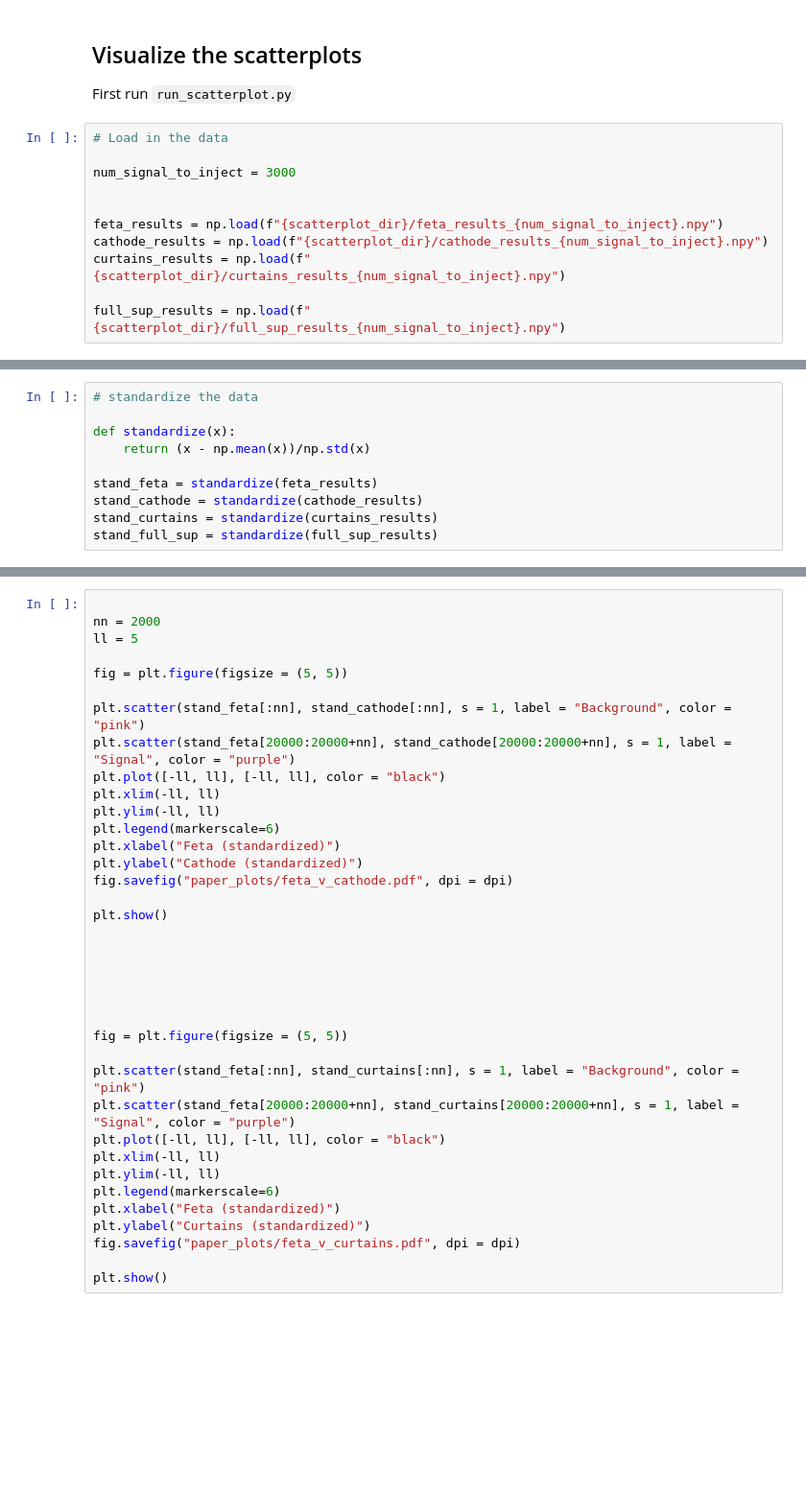
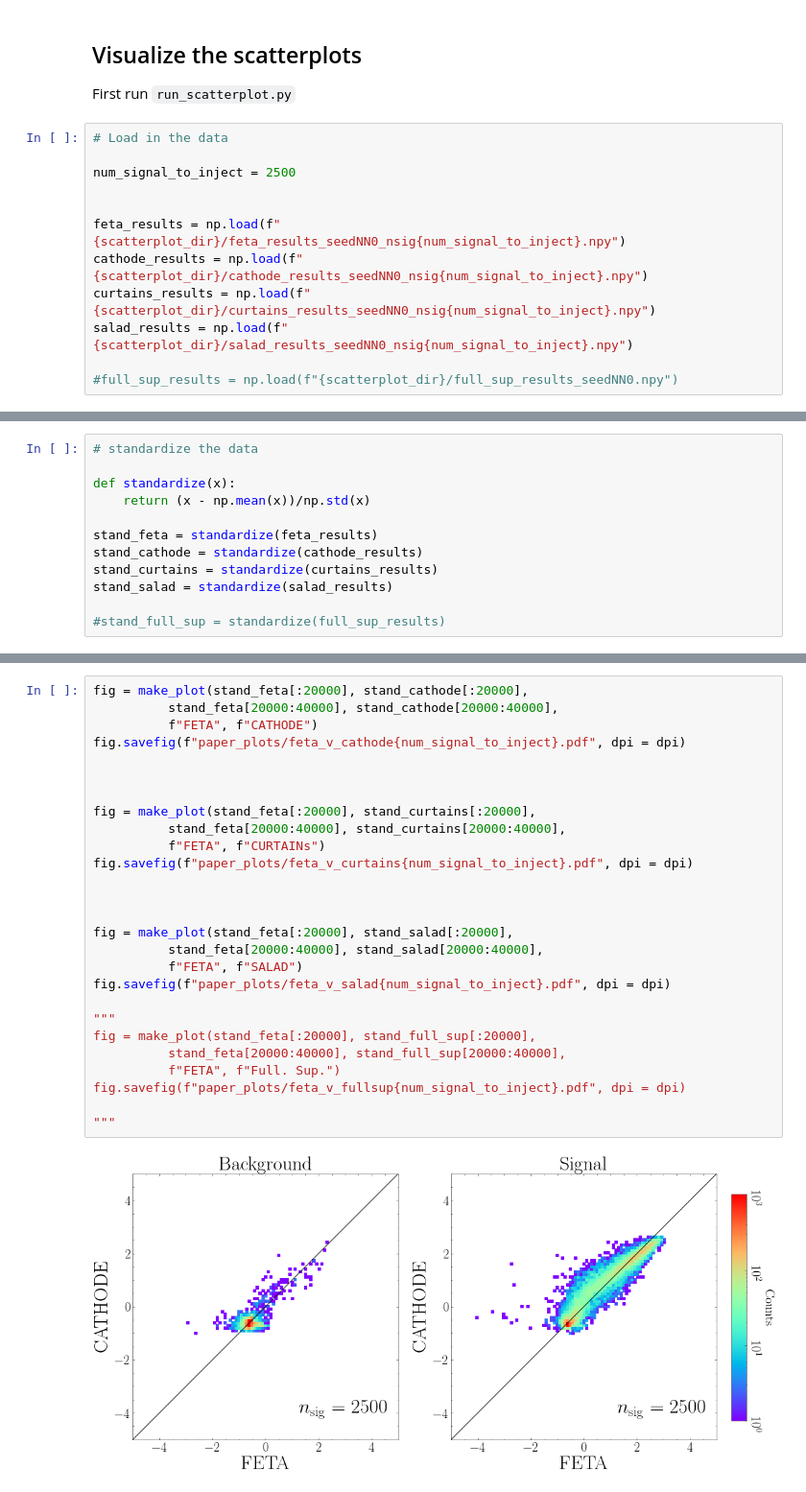
Before and after one commit to rmastand/FETA, a Jupyter notebook: analyze_scatterplot.ipynb, the cells around one changed output, grey strips where cells are left out. Shown at 96% size. Drawn from its saved outputs; the diff is of its cells as text; blank space fills up the shorter version.

Commit message:
more plot cleaning, mostly

```diff
--- a/analyze_scatterplot.ipynb
+++ b/analyze_scatterplot.ipynb
@@ -23,11 +26,12 @@
 # %%
 # Load in the data
 
-num_signal_to_inject = 3000
+num_signal_to_inject = 2500
 
 
-feta_results = np.load(f"{scatterplot_dir}/feta_results_{num_signal_to_inject}.npy")
-cathode_results = np.load(f"{scatterplot_dir}/cathode_results_{num_signal_to_inject}.npy")
-curtains_results = np.load(f"{scatterplot_dir}/curtains_results_{num_signal_to_inject}.npy")
+feta_results = np.load(f"{scatterplot_dir}/feta_results_seedNN0_nsig{num_signal_to_inject}.npy")
+cathode_results = np.load(f"{scatterplot_dir}/cathode_results_seedNN0_nsig{num_signal_to_inject}.npy")
+curtains_results = np.load(f"{scatterplot_dir}/curtains_results_seedNN0_nsig{num_signal_to_inject}.npy")
+salad_results = np.load(f"{scatterplot_dir}/salad_results_seedNN0_nsig{num_signal_to_inject}.npy")
 
-full_sup_results = np.load(f"{scatterplot_dir}/full_sup_results_{num_signal_to_inject}.npy")
+#full_sup_results = np.load(f"{scatterplot_dir}/full_sup_results_seedNN0.npy")
@@ -42,7 +44,9 @@ def standardize(x):
 stand_feta = standardize(feta_results)
 stand_cathode = standardize(cathode_results)
 stand_curtains = standardize(curtains_results)
-stand_full_sup = standardize(full_sup_results)
+stand_salad = standardize(salad_results)
+
+#stand_full_sup = standardize(full_sup_results)
 # %%
 
 plt.figure()
@@ -53,37 +105,29 @@ plt.show()
 # %%
-
-nn = 2000
-ll = 5
-
-fig = plt.figure(figsize = (5, 5))
-
-plt.scatter(stand_feta[:nn], stand_cathode[:nn], s = 1, label = "Background", color = "pink")
-plt.scatter(stand_feta[20000:20000+nn], stand_cathode[20000:20000+nn], s = 1, label = "Signal", color = "purple")
-plt.plot([-ll, ll], [-ll, ll], color = "black")
-plt.xlim(-ll, ll)
-plt.ylim(-ll, ll)
-plt.legend(markerscale=6)
-plt.xlabel("Feta (standardized)")
-plt.ylabel("Cathode (standardized)")
-fig.savefig("paper_plots/feta_v_cathode.pdf", dpi = dpi)
-
-plt.show()
+fig = make_plot(stand_feta[:20000], stand_cathode[:20000],
+          stand_feta[20000:40000], stand_cathode[20000:40000],
+          f"FETA", f"CATHODE")
+fig.savefig(f"paper_plots/feta_v_cathode{num_signal_to_inject}.pdf", dpi = dpi)
 
 
 
+fig = make_plot(stand_feta[:20000], stand_curtains[:20000],
+          stand_feta[20000:40000], stand_curtains[20000:40000],
+          f"FETA", f"CURTAINs")
+fig.savefig(f"paper_plots/feta_v_curtains{num_signal_to_inject}.pdf", dpi = dpi)
 
 
 
-fig = plt.figure(figsize = (5, 5))
+fig = make_plot(stand_feta[:20000], stand_salad[:20000],
+          stand_feta[20000:40000], stand_salad[20000:40000],
+          f"FETA", f"SALAD")
+fig.savefig(f"paper_plots/feta_v_salad{num_signal_to_inject}.pdf", dpi = dpi)
 
-plt.scatter(stand_feta[:nn], stand_curtains[:nn], s = 1, label = "Background", color = "pink")
-plt.scatter(stand_feta[20000:20000+nn], stand_curtains[20000:20000+nn], s = 1, label = "Signal", color = "purple")
-plt.plot([-ll, ll], [-ll, ll], color = "black")
-plt.xlim(-ll, ll)
-plt.ylim(-ll, ll)
-plt.legend(markerscale=6)
-plt.xlabel("Feta (standardized)")
-plt.ylabel("Curtains (standardized)")
-fig.savefig("paper_plots/feta_v_curtains.pdf", dpi = dpi)
+"""
+fig = make_plot(stand_feta[:20000], stand_full_sup[:20000],
+          stand_feta[20000:40000], stand_full_sup[20000:40000],
+          f"FETA", f"Full. Sup.")
+fig.savefig(f"paper_plots/feta_v_fullsup{num_signal_to_inject}.pdf", dpi = dpi)
 
-plt.show()
+"""
+# %% [output]
+[figure, added]
```
Also changed, not shown: parts of 8 cells of this notebook, 4 other files.
